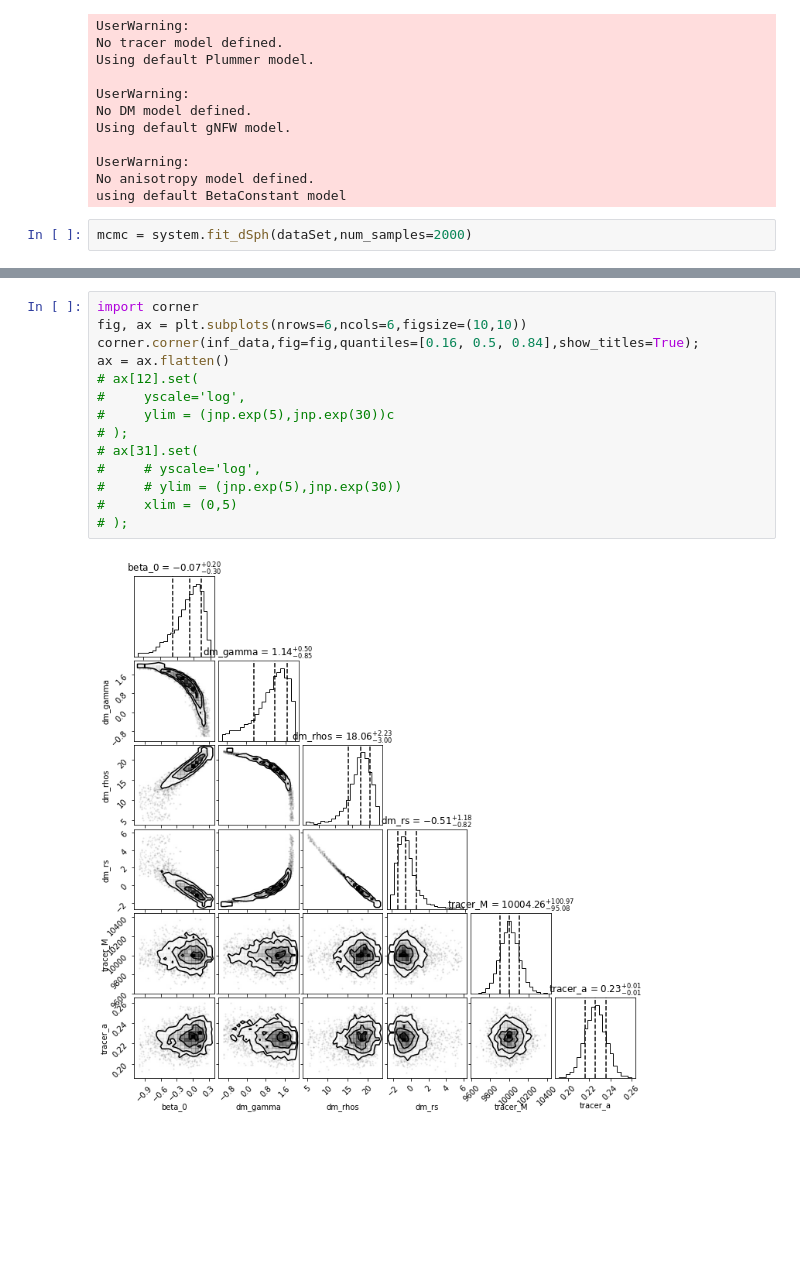
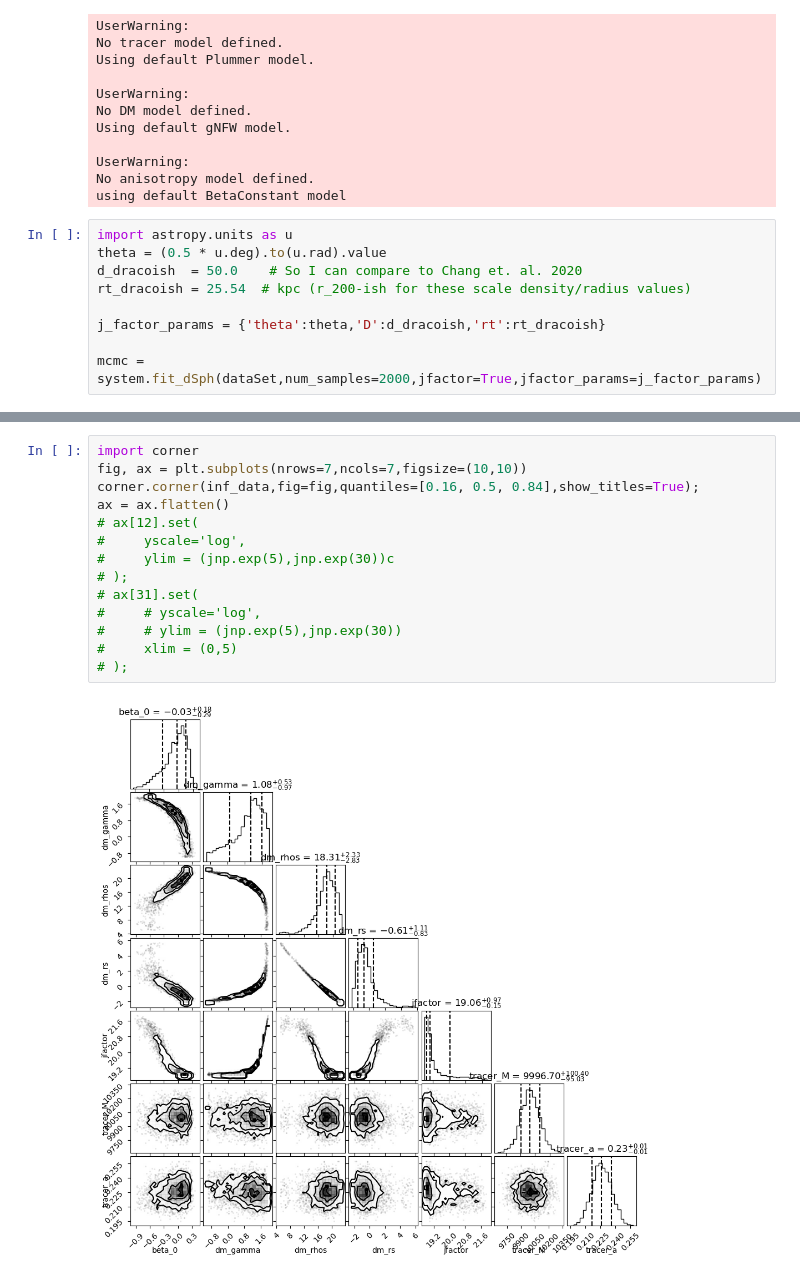
Before and after one commit to jguerra-astro/dynamicall, a Jupyter notebook: docs/notebooks/tutorial_dracoish.ipynb, the cells around one changed output, grey strips where cells are left out. Saved outputs shown, nothing was run; the diff lists cells and outputs as text; blank space fills up the shorter version.

Commit message:
jfactors

```diff
--- a/docs/notebooks/tutorial_dracoish.ipynb
+++ b/docs/notebooks/tutorial_dracoish.ipynb
@@ -224,5 +229,12 @@ Using default gNFW model.
 UserWarning:
 No anisotropy model defined.
 using default BetaConstant model
-# %%
-mcmc = system.fit_dSph(dataSet,num_samples=2000)
+# %%
+import astropy.units as u
+theta = (0.5 * u.deg).to(u.rad).value
+d_dracoish  = 50.0    # So I can compare to Chang et. al. 2020
+rt_dracoish = 25.54  # kpc (r_200-ish for these scale density/radius values)
+
+j_factor_params = {'theta':theta,'D':d_dracoish,'rt':rt_dracoish}
+
+mcmc = system.fit_dSph(dataSet,num_samples=2000,jfactor=True,jfactor_params=j_factor_params)
@@ -241,16 +261,16 @@ arviz.summary(inf_data)
 # %%
 import corner
-fig, ax = plt.subplots(nrows=6,ncols=6,figsize=(10,10))
+fig, ax = plt.subplots(nrows=7,ncols=7,figsize=(10,10))
 corner.corner(inf_data,fig=fig,quantiles=[0.16, 0.5, 0.84],show_titles=True);
 ax = ax.flatten()
 # ax[12].set(
 #     yscale='log',
 #     ylim = (jnp.exp(5),jnp.exp(30))c
 # );
 # ax[31].set(
 #     # yscale='log',
 #     # ylim = (jnp.exp(5),jnp.exp(30))
 #     xlim = (0,5)
 # );
 # %% [output]
-[figure, old version]
+[figure, new version]
```
Also changed, not shown: parts of 8 cells of this notebook, 5 other files.
